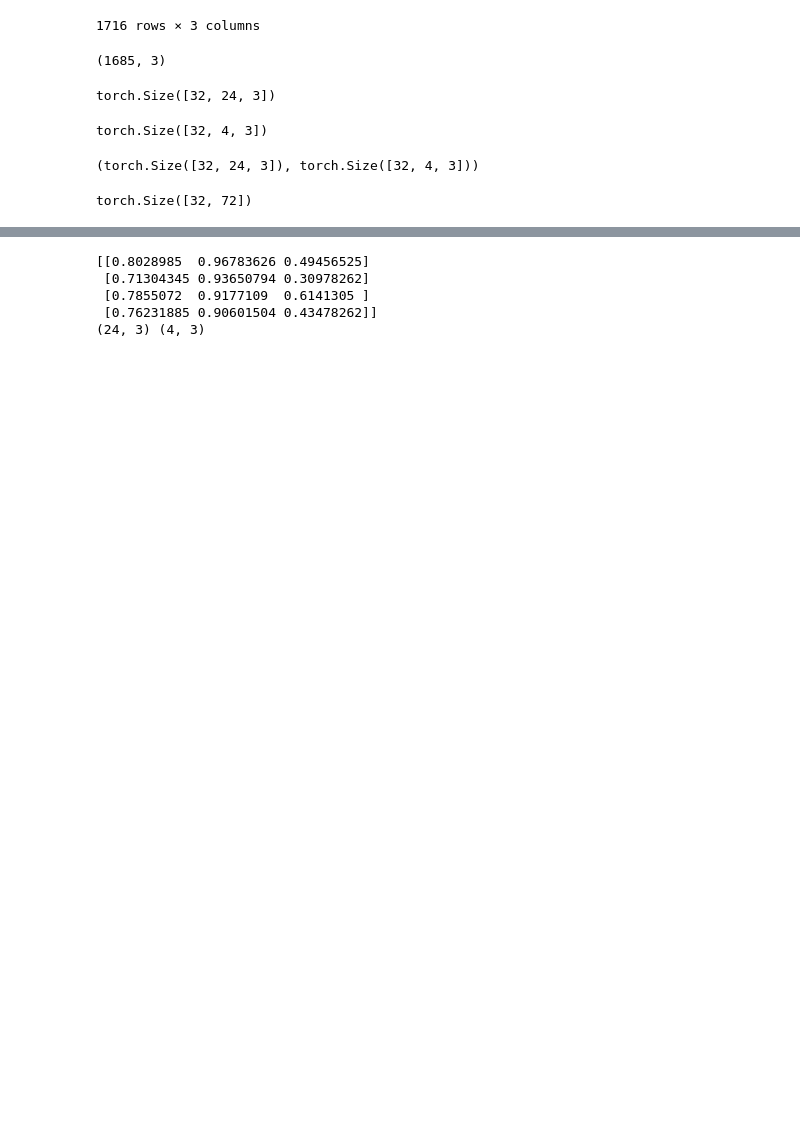
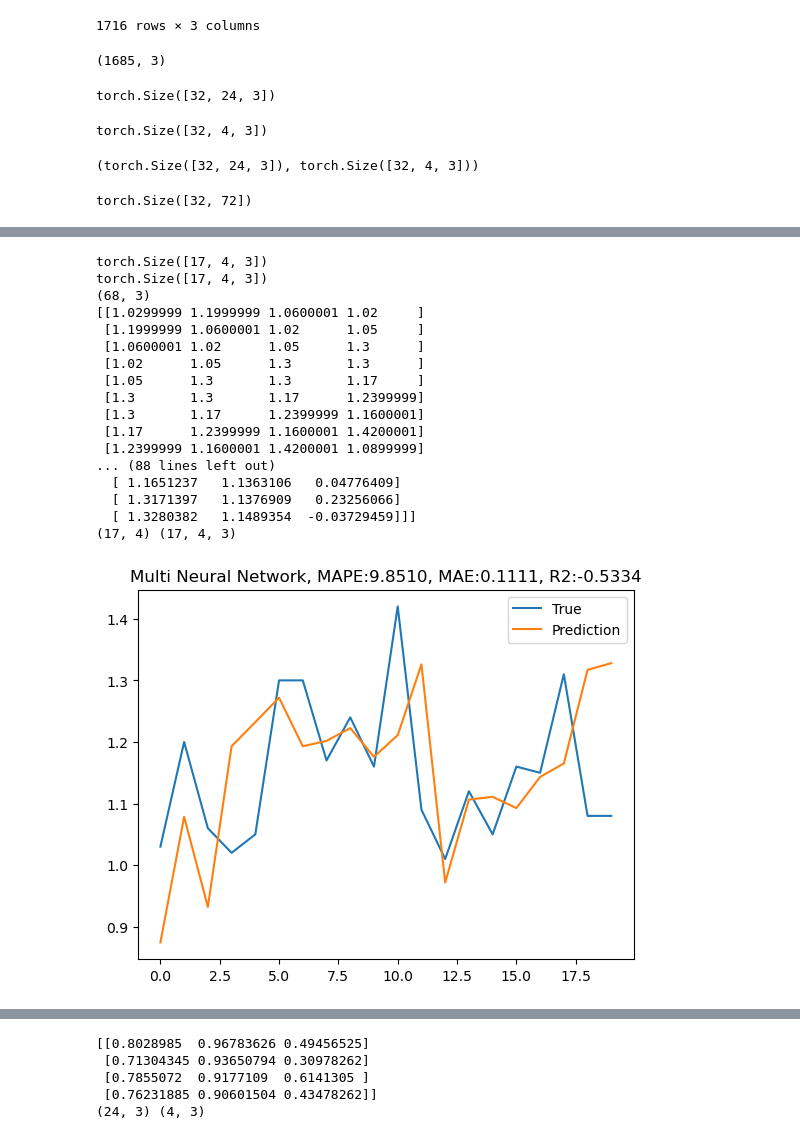
Before and after one commit to lily39910/Northern_Hemisphere_Temperature, a Jupyter notebook: nn_multichannel_new.ipynb, the cells around one changed output, grey strips where cells are left out. Saved outputs shown, nothing was run; the diff lists cells and outputs as text; code cells hidden in the pictures; blank space fills up the shorter version.

```diff
--- a/nn_multichannel_new.ipynb
+++ b/nn_multichannel_new.ipynb
@@ -338,3 +331,67 @@ KeyboardInterrupt:
 # %%
 res_dict = {}
+# %%
+Multinet.eval()
+Multinet.to('cuda')
+with torch.inference_mode():
+  x, y = next(iter(tst_dl))
+  print(y.shape) #17,4,3
+  y=y.reshape(-1,3)
+  y=scaler.inverse_transform(y.cpu().numpy())
+  y=y.reshape(17,4,3)
+  x, y = x.flatten(1), y[:,:,0] #17,4 #0번째 채널 뽑고 있다
+
+
+  x = x.to('cuda')
+  #p = Multinet(x)[:,:,0]
+  p = Multinet(x)
+  print(p.shape)
+  p = p.reshape(-1,3)
+  p=p.cpu()
+  p=scaler.inverse_transform(p.numpy())
+  print(p.shape)
+  p = p.reshape(17,4,3)
+
+
+print(y,p)
+print(y.shape,p.shape)
+
+#y = y.cpu()/scaler.scale_[0] + scaler.min_[0]
+#p = p.cpu()/scaler.scale_[0] + scaler.min_[0]
+
+y = np.concatenate([y[:,0], y[-1,1:]])
+p = np.concatenate([p[:,0], p[-1,1:]])
+#print(y,p)
+#print(y.shape,p.shape)
+p = p[:,0] #y부분과 동일하게 변경
+
+#inverse_preds = scaler.inverse_transform(p.reshape(-1,3))
+
+
+plt.title(f"Multi Neural Network, MAPE:{mape(p,y):.4f}, MAE:{mae(p,y):.4f}, R2:{r2_score(p,y):.4f}")
+plt.plot(range(tst_size), y, label="True")
+plt.plot(range(tst_size), p, label="Prediction")
+plt.legend()
+plt.show()
+
+res_dict.update({'NN(9*2, 512, 4)': {'MAPE':mape(p,y), 'MAE':mae(p,y),  'R2':r2_score(p,y)}})
+# %% [output]
+torch.Size([17, 4, 3])
+torch.Size([17, 4, 3])
+(68, 3)
+[[1.0299999 1.1999999 1.0600001 1.02     ]
+ [1.1999999 1.0600001 1.02      1.05     ]
+ [1.0600001 1.02      1.05      1.3      ]
+ [1.02      1.05      1.3       1.3      ]
+ [1.05      1.3       1.3       1.17     ]
+ [1.3       1.3       1.17      1.2399999]
+ [1.3       1.17      1.2399999 1.1600001]
+ [1.17      1.2399999 1.1600001 1.4200001]
+ [1.2399999 1.1600001 1.4200001 1.0899999]
+... (88 lines left out)
+  [ 1.1651237   1.1363106   0.04776409]
+  [ 1.3171397   1.1376909   0.23256066]
+  [ 1.3280382   1.1489354  -0.03729459]]]
+(17, 4) (17, 4, 3)
+[figure, added]
 # %%
```
Also changed, not shown: parts of 7 cells of this notebook, 7 other files.
